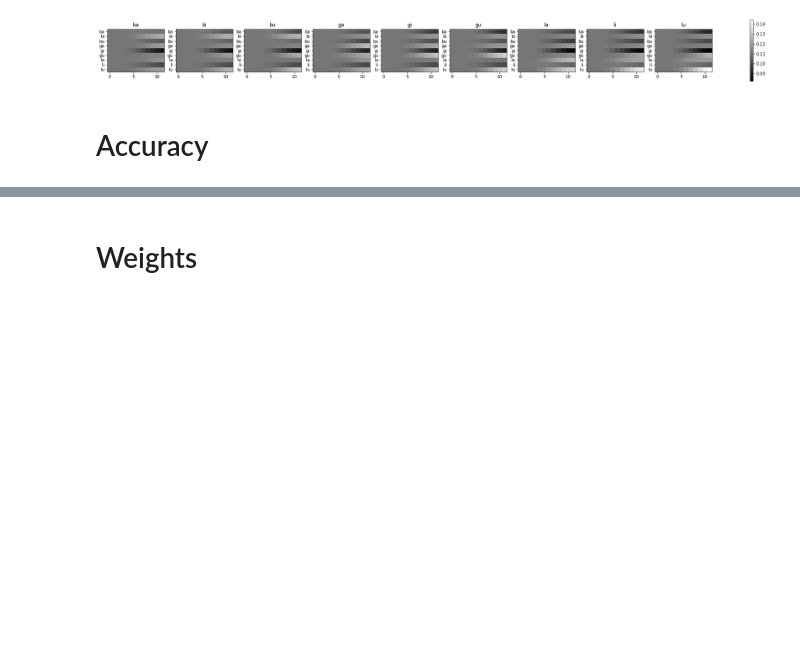
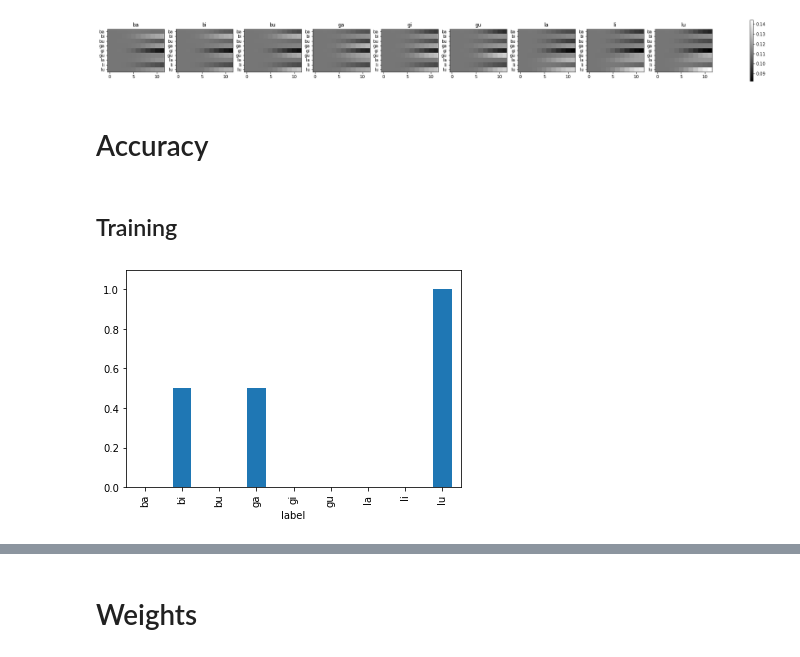
Before and after one commit to monicaycli/predictive_coding, a Jupyter notebook: toy_model_kalman_variant_4.ipynb, the cells around one changed output, grey strips where cells are left out. Drawn from its saved outputs; the diff is of its cells as text; code cells hidden in the pictures; blank space fills up the shorter version.

```diff
--- a/toy_model_kalman_variant_4.ipynb
+++ b/toy_model_kalman_variant_4.ipynb
@@ -438,3 +449,17 @@ recon_plots(df=output_test_df,
 [figure]
 # %% [markdown]
 # Accuracy
+# %% [markdown]
+## Training
+# %%
+output_train_df["argmax_r2_hat"] = output_train_df.apply(lambda x: argmax_1(x.softmaxd_r2_hat), axis=1)
+train_recog_df = output_train_df.groupby(["epoch", "label"]).argmax_r2_hat.apply(lambda x: recog(x, steps=5)).rename("recog_node").to_frame()
+output_train_df = pd.merge(output_train_df, train_recog_df,
+                          left_on=["epoch", "label"], right_on=["epoch", "label"],
+                          how="inner", suffixes=("_old", ""))
+output_train_df["label_node"] = output_train_df.apply(lambda x: list(I_dict.keys()).index(x.label), axis=1)
+output_train_df["accuracy"] = output_train_df.apply(lambda x: int(x.label_node == x.recog_node), axis=1)
+# %%
+output_train_df.groupby("label").mean().accuracy.plot.bar(ylim=(0, 1.1));
+# %% [output]
+[figure, added]
```
Also changed, not shown: parts of 27 cells of this notebook, 3 other files.
